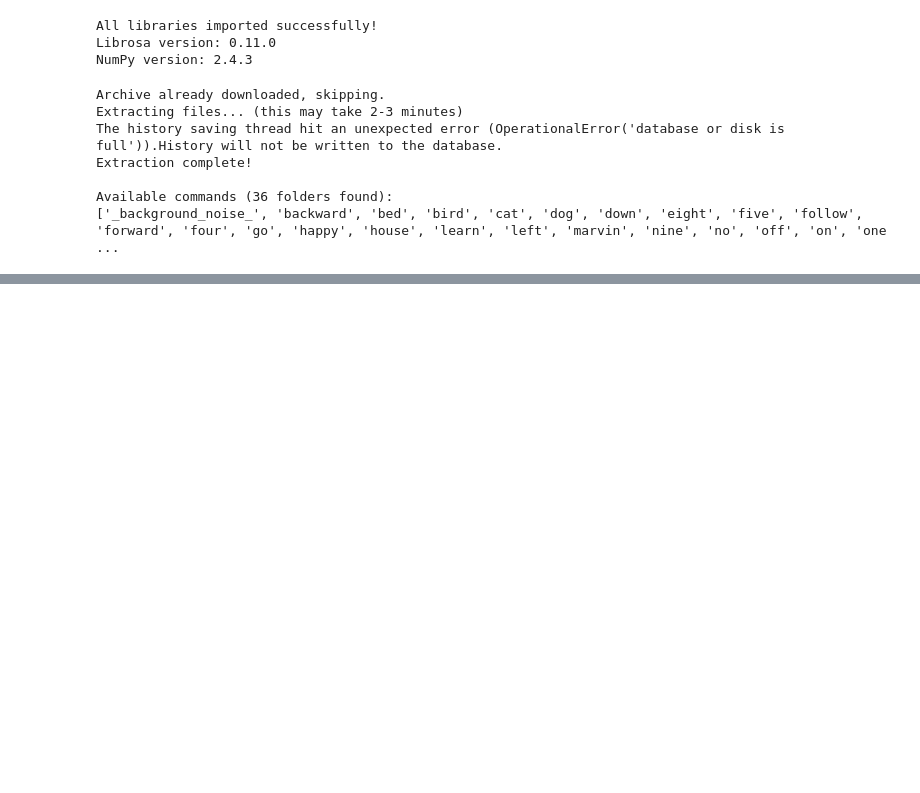
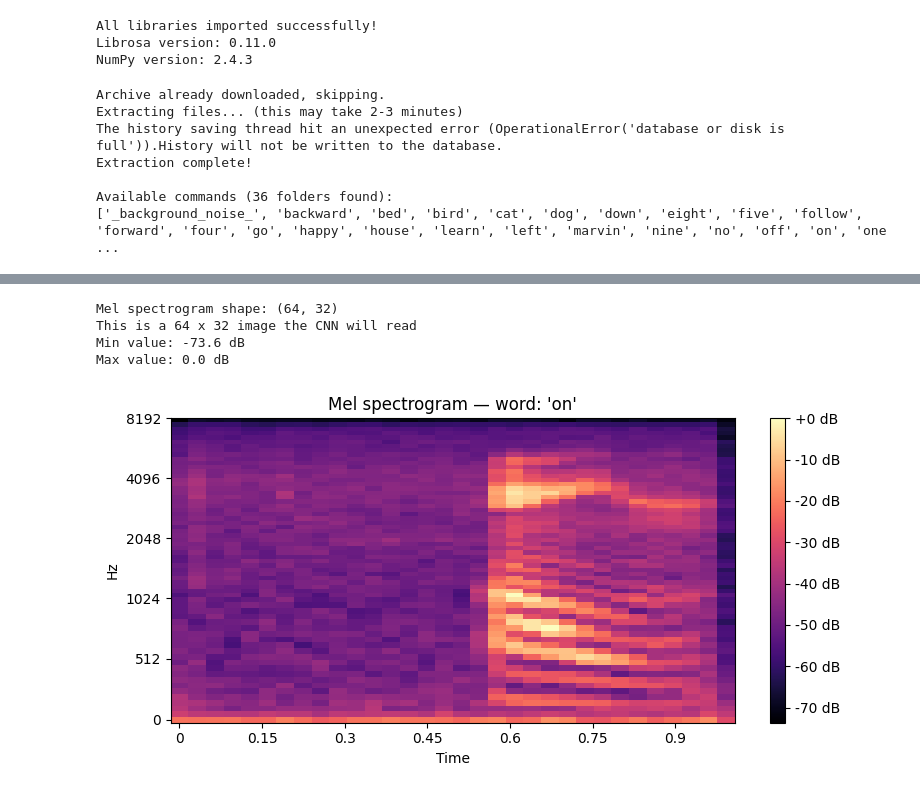
Before and after one commit to yugcodes-bit/VocalCare, a Jupyter notebook: vocalcare-ml/phase1_model.ipynb, the cells around one changed output, grey strips where cells are left out. Drawn from its saved outputs; the diff is of its cells as text; code cells hidden in the pictures; blank space fills up the shorter version.

Commit message:
Phase 1: audio preprocessing and mel spectrogram pipeline

```diff
--- a/vocalcare-ml/phase1_model.ipynb
+++ b/vocalcare-ml/phase1_model.ipynb
@@ -134,0 +121,41 @@ MemoryError
+# %%
+# Cell 5 — Convert audio to mel spectrogram
+
+N_MELS = 64
+HOP_LENGTH = 512
+N_FFT = 1024
+
+# Pad or trim to exactly 1 second (16000 samples)
+audio_fixed = librosa.util.fix_length(audio, size=16000)
+
+# Compute mel spectrogram
+mel_spec = librosa.feature.melspectrogram(
+    y=audio_fixed,
+    sr=sample_rate,
+    n_mels=N_MELS,
+    hop_length=HOP_LENGTH,
+    n_fft=N_FFT
+)
+
+# Convert to decibels
+mel_spec_db = librosa.power_to_db(mel_spec, ref=np.max)
+
+print(f"Mel spectrogram shape: {mel_spec_db.shape}")
+print(f"This is a {mel_spec_db.shape[0]} x {mel_spec_db.shape[1]} image the CNN will read")
+print(f"Min value: {mel_spec_db.min():.1f} dB")
+print(f"Max value: {mel_spec_db.max():.1f} dB")
+
+# Visualize
+plt.figure(figsize=(8, 4))
+librosa.display.specshow(mel_spec_db, sr=sample_rate,
+                         hop_length=HOP_LENGTH, x_axis='time', y_axis='mel')
+plt.colorbar(format='%+2.0f dB')
+plt.title("Mel spectrogram — word: 'on'")
+plt.tight_layout()
+plt.show()
+# %% [output]
+Mel spectrogram shape: (64, 32)
+This is a 64 x 32 image the CNN will read
+Min value: -73.6 dB
+Max value: 0.0 dB
+[figure, added]
```
Also changed, not shown: parts of 5 cells of this notebook, 5 other files.
